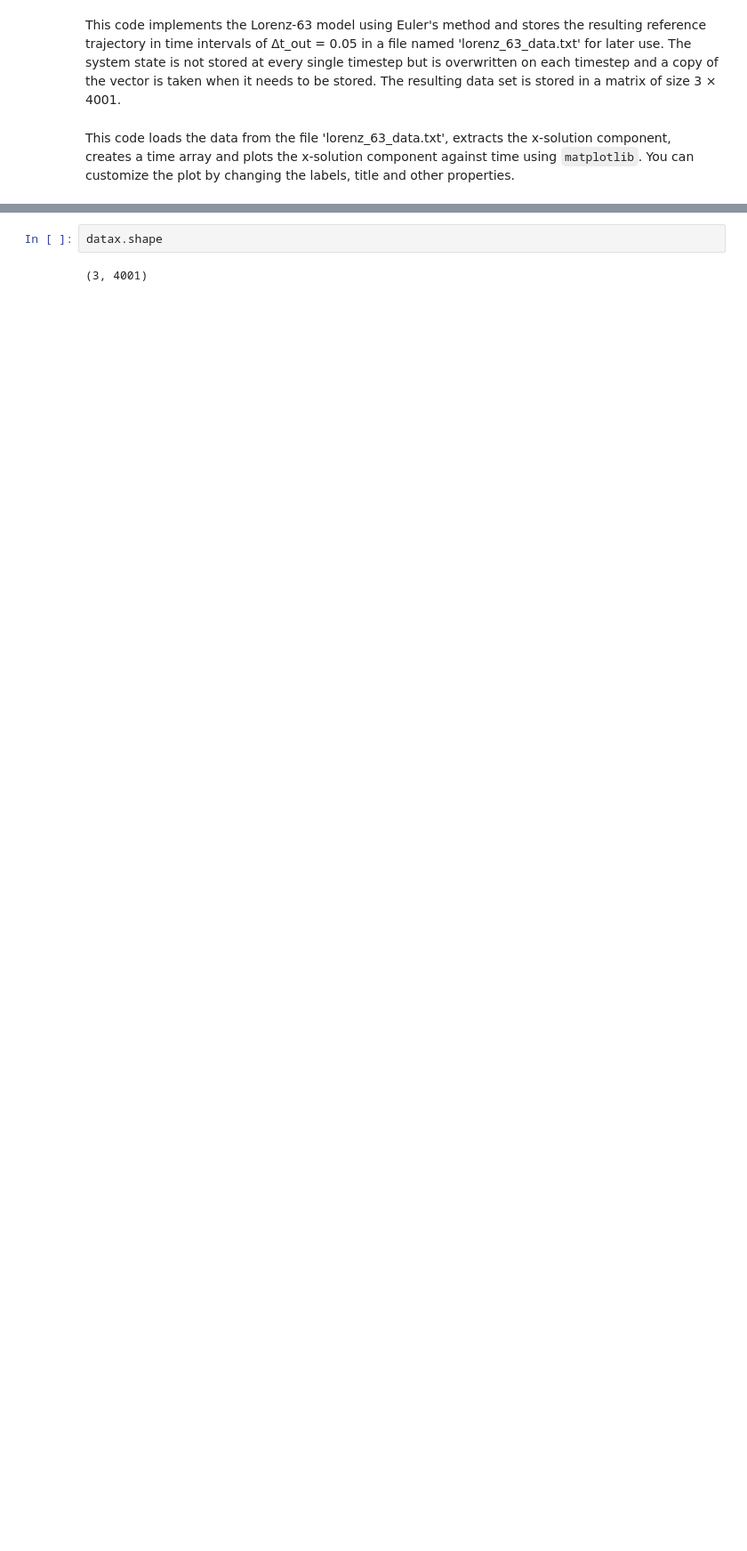
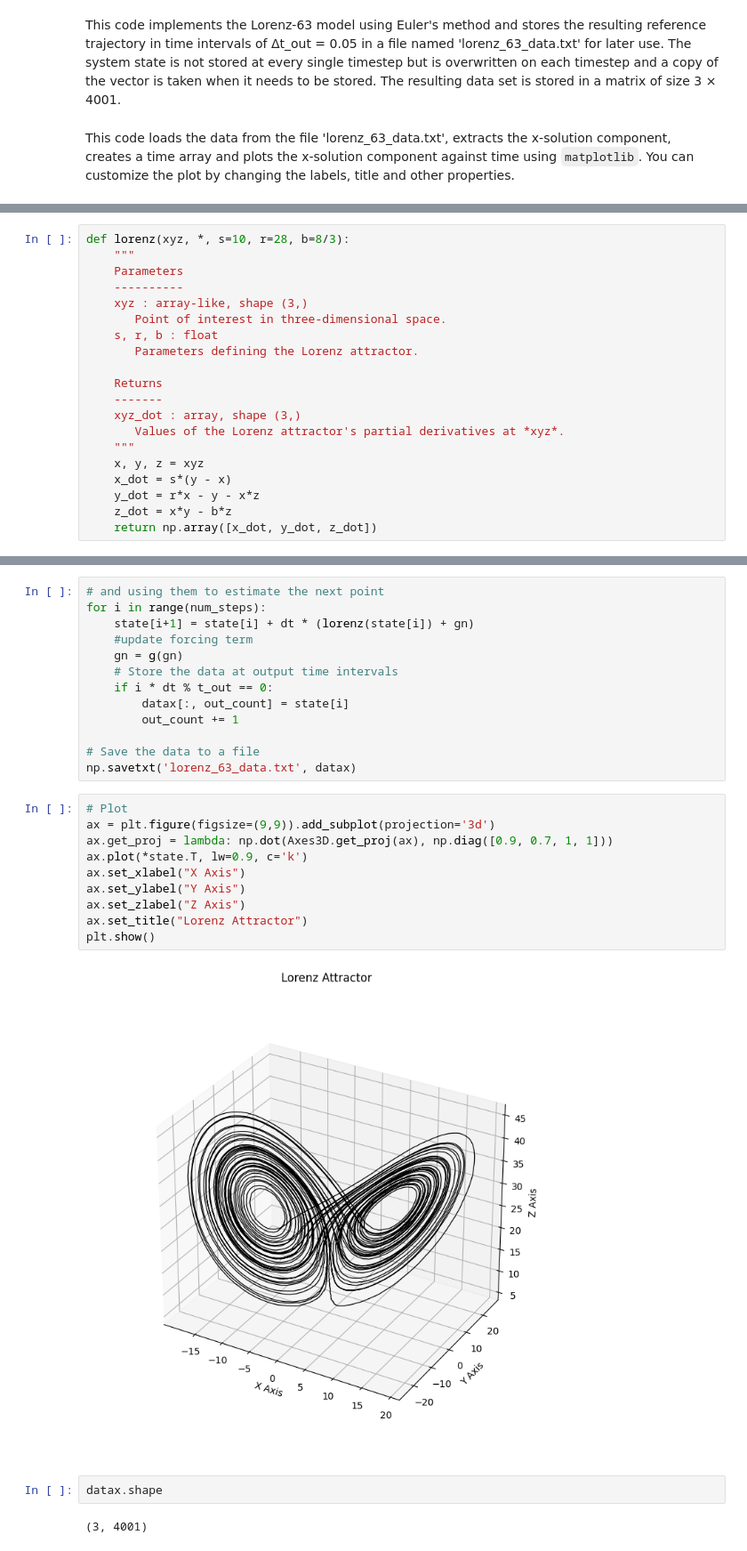
Before and after one commit to n1az/Bayes-IDA, a Jupyter notebook: exercise2.ipynb, the cells around one changed output, grey strips where cells are left out. Shown at 89% size. Saved outputs shown, nothing was run; the diff lists cells and outputs as text; blank space fills up the shorter version.

Commit message:
Updated lorenz model

```diff
--- a/exercise2.ipynb
+++ b/exercise2.ipynb
@@ -85,0 +33,20 @@ plt.show()
+# %%
+def lorenz(xyz, *, s=10, r=28, b=8/3):
+    """
+    Parameters
+    ----------
+    xyz : array-like, shape (3,)
+       Point of interest in three-dimensional space.
+    s, r, b : float
+       Parameters defining the Lorenz attractor.
+
+    Returns
+    -------
+    xyz_dot : array, shape (3,)
+       Values of the Lorenz attractor's partial derivatives at *xyz*.
+    """
+    x, y, z = xyz
+    x_dot = s*(y - x)
+    y_dot = r*x - y - x*z
+    z_dot = x*y - b*z
+    return np.array([x_dot, y_dot, z_dot])
@@ -86,3 +63,28 @@ plt.show()
+# %%
+# and using them to estimate the next point
+for i in range(num_steps):
+    state[i+1] = state[i] + dt * (lorenz(state[i]) + gn)
+    #update forcing term
+    gn = g(gn)
+    # Store the data at output time intervals
+    if i * dt % t_out == 0:
+        datax[:, out_count] = state[i]
+        out_count += 1
+
+# Save the data to a file
+np.savetxt('lorenz_63_data.txt', datax)
+# %%
+# Plot
+ax = plt.figure(figsize=(9,9)).add_subplot(projection='3d')
+ax.get_proj = lambda: np.dot(Axes3D.get_proj(ax), np.diag([0.9, 0.7, 1, 1]))
+ax.plot(*state.T, lw=0.9, c='k')
+ax.set_xlabel("X Axis")
+ax.set_ylabel("Y Axis")
+ax.set_zlabel("Z Axis")
+ax.set_title("Lorenz Attractor")
+plt.show()
+# %% [output]
+[figure, added]
 # %%
 datax.shape
 # %% [output]
```
Also changed, not shown: parts of 8 cells of this notebook.
